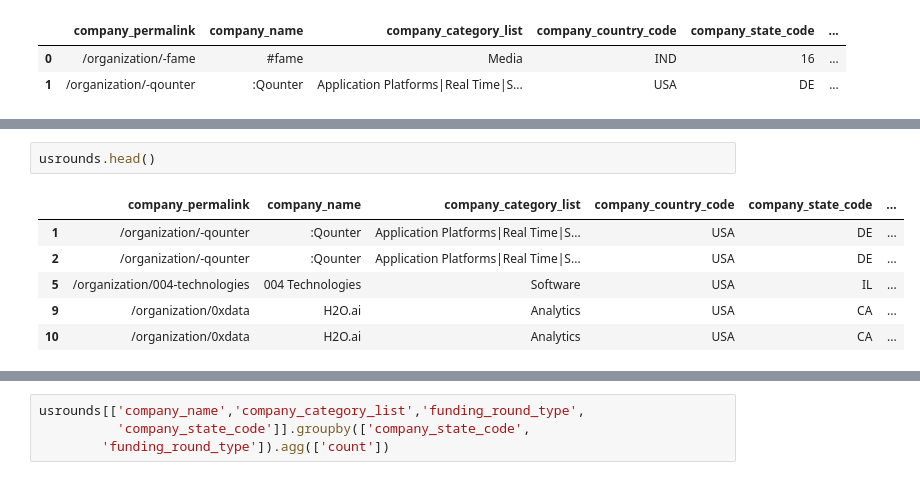
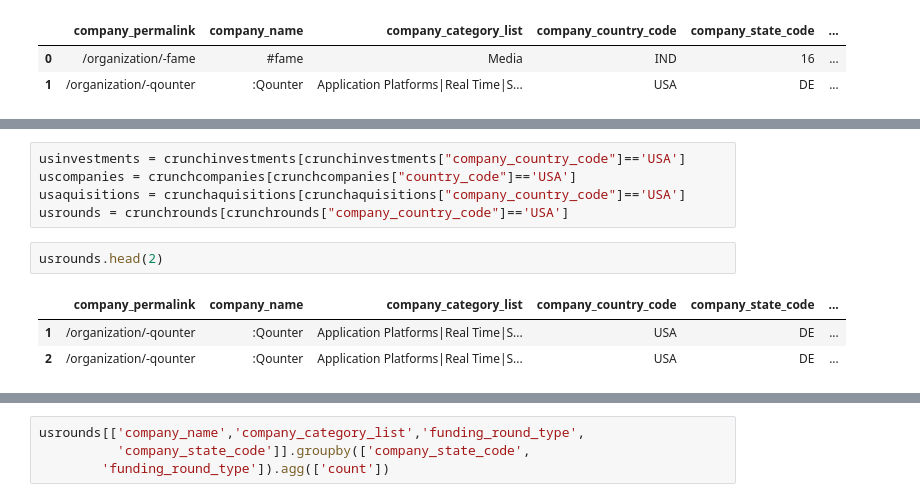
Before and after one commit to McnultyOne/octo-parakeet, a Jupyter notebook: mappingUSstates/MappingCities.ipynb, the cells around one changed output, grey strips where cells are left out. Cells and saved outputs as stored; diff of their text form.

```diff
--- a/mappingUSstates/MappingCities.ipynb
+++ b/mappingUSstates/MappingCities.ipynb
@@ -43,9 +53,11 @@ usrounds = crunchrounds[crunchrounds["company_country_code"]=='USA']
+# %%
+usinvestments = crunchinvestments[crunchinvestments["company_country_code"]=='USA']
+uscompanies = crunchcompanies[crunchcompanies["country_code"]=='USA']
+usaquisitions = crunchaquisitions[crunchaquisitions["company_country_code"]=='USA']
+usrounds = crunchrounds[crunchrounds["company_country_code"]=='USA']
 # %%
-usrounds.head()
+usrounds.head(2)
 # %% [output]
 |  | company_permalink | company_name | company_category_list | company_country_code | company_state_code | ... |
 | 1 | /organization/-qounter | :Qounter | Application Platforms|Real Time|S... | USA | DE | ... |
 | 2 | /organization/-qounter | :Qounter | Application Platforms|Real Time|S... | USA | DE | ... |
-| 5 | /organization/004-technologies | 004 Technologies | Software | USA | IL | ... |
-| 9 | /organization/0xdata | H2O.ai | Analytics | USA | CA | ... |
-| 10 | /organization/0xdata | H2O.ai | Analytics | USA | CA | ... |
```
Also changed, not shown: parts of 40 cells of this notebook, 3 other files.
